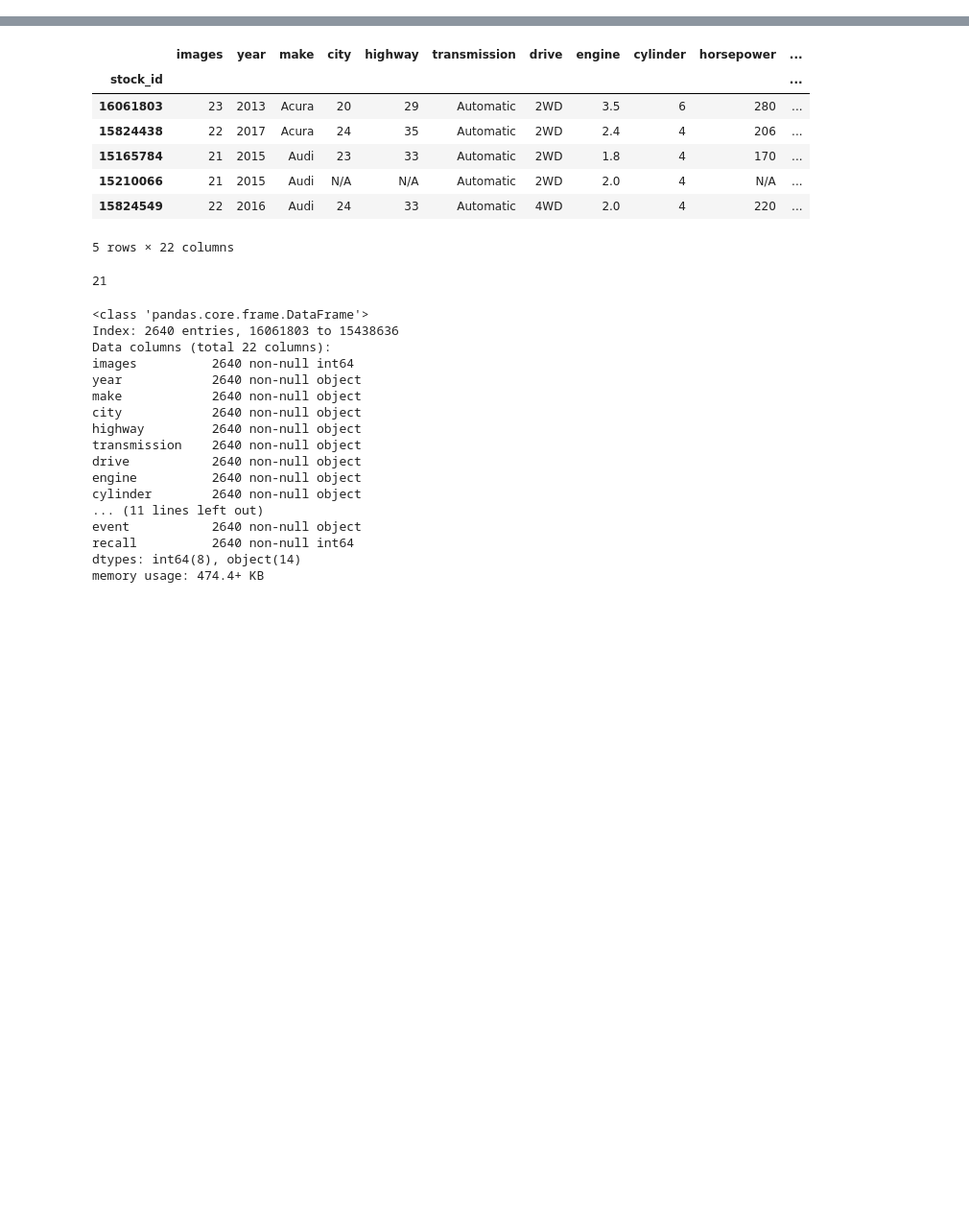
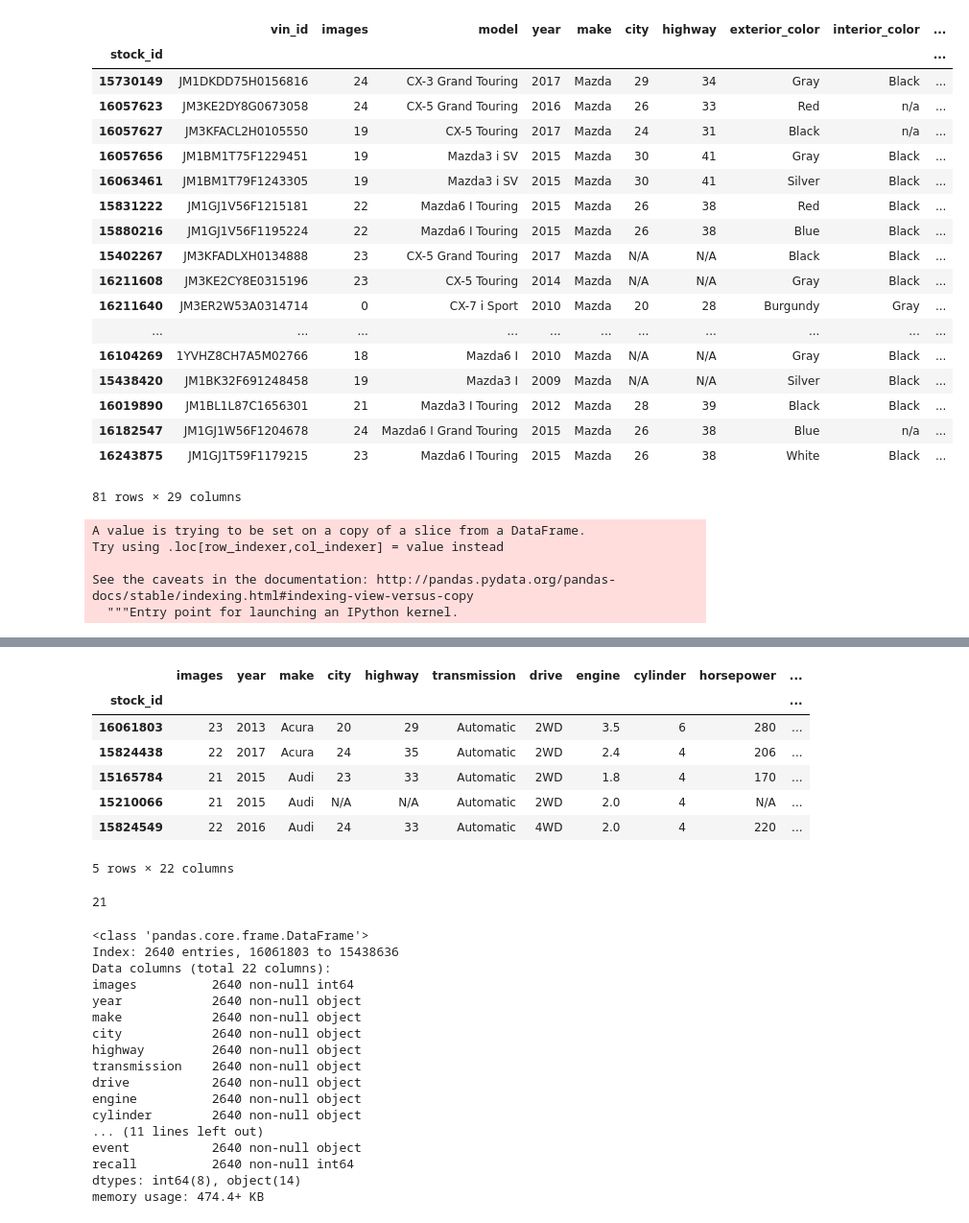
Before and after one commit to leomaxx/song_metis, a Jupyter notebook: project/project2_luther/2_carmax_data_cleaning.ipynb, the cells around one changed output, grey strips where cells are left out. Shown: that part at 96% size. Saved outputs shown, nothing was run; the diff lists cells and outputs as text; code cells hidden in the pictures; blank space fills up the shorter version.

```diff
--- a/project/project2_luther/2_carmax_data_cleaning.ipynb
+++ b/project/project2_luther/2_carmax_data_cleaning.ipynb
@@ -79,0 +84,30 @@ df.set_index('stock_id', inplace=True)
+# %%
+col.startswithmazda
+# %% [output]
+|  | vin_id | images | model | year | make | city | highway | exterior_color | interior_color | ... |
+| stock_id |  |  |  |  |  |  |  |  |  | ... |
+| 15730149 | JM1DKDD75H0156816 | 24 | CX-3 Grand Touring | 2017 | Mazda | 29 | 34 | Gray | Black | ... |
+| 16057623 | JM3KE2DY8G0673058 | 24 | CX-5 Grand Touring | 2016 | Mazda | 26 | 33 | Red | n/a | ... |
+| 16057627 | JM3KFACL2H0105550 | 19 | CX-5 Touring | 2017 | Mazda | 24 | 31 | Black | n/a | ... |
+| 16057656 | JM1BM1T75F1229451 | 19 | Mazda3 i SV | 2015 | Mazda | 30 | 41 | Gray | Black | ... |
+| 16063461 | JM1BM1T79F1243305 | 19 | Mazda3 i SV | 2015 | Mazda | 30 | 41 | Silver | Black | ... |
+| 15831222 | JM1GJ1V56F1215181 | 22 | Mazda6 I Touring | 2015 | Mazda | 26 | 38 | Red | Black | ... |
+| 15880216 | JM1GJ1V56F1195224 | 22 | Mazda6 I Touring | 2015 | Mazda | 26 | 38 | Blue | Black | ... |
+| 15402267 | JM3KFADLXH0134888 | 23 | CX-5 Grand Touring | 2017 | Mazda | N/A | N/A | Black | Black | ... |
+| 16211608 | JM3KE2CY8E0315196 | 23 | CX-5 Touring | 2014 | Mazda | N/A | N/A | Gray | Black | ... |
+| 16211640 | JM3ER2W53A0314714 | 0 | CX-7 i Sport | 2010 | Mazda | 20 | 28 | Burgundy | Gray | ... |
+| ... | ... | ... | ... | ... | ... | ... | ... | ... | ... | ... |
+| 16104269 | 1YVHZ8CH7A5M02766 | 18 | Mazda6 I | 2010 | Mazda | N/A | N/A | Gray | Black | ... |
+| 15438420 | JM1BK32F691248458 | 19 | Mazda3 I | 2009 | Mazda | N/A | N/A | Silver | Black | ... |
+| 16019890 | JM1BL1L87C1656301 | 21 | Mazda3 I Touring | 2012 | Mazda | 28 | 39 | Black | Black | ... |
+| 16182547 | JM1GJ1W56F1204678 | 24 | Mazda6 I Grand Touring | 2015 | Mazda | 26 | 38 | Blue | n/a | ... |
+| 16243875 | JM1GJ1T59F1179215 | 23 | Mazda6 I Touring | 2015 | Mazda | 26 | 38 | White | Black | ... |
+81 rows × 29 columns
+# %%
+mazda['country'] = mazda['vin_id'].str.startswith('J')
+# %% [output]
+A value is trying to be set on a copy of a slice from a DataFrame.
+Try using .loc[row_indexer,col_indexer] = value instead
+
+See the caveats in the documentation: http://pandas.pydata.org/pandas-docs/stable/indexing.html#indexing-view-versus-copy
+  """Entry point for launching an IPython kernel.
```
Also changed, not shown: parts of 3 cells of this notebook, 12 other files.
